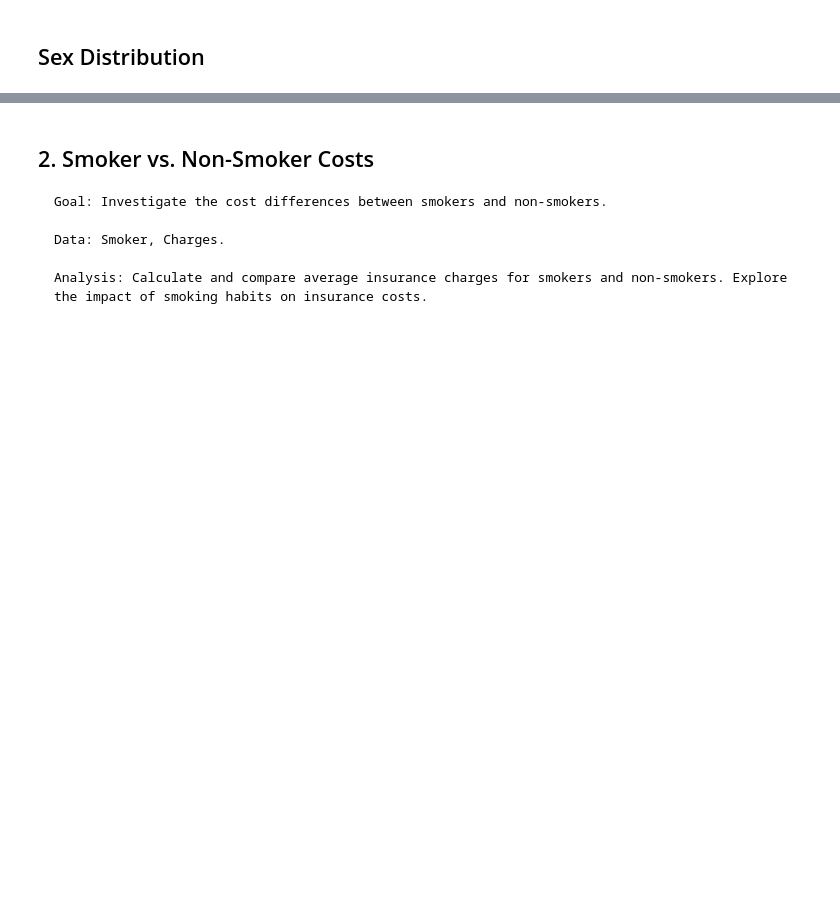
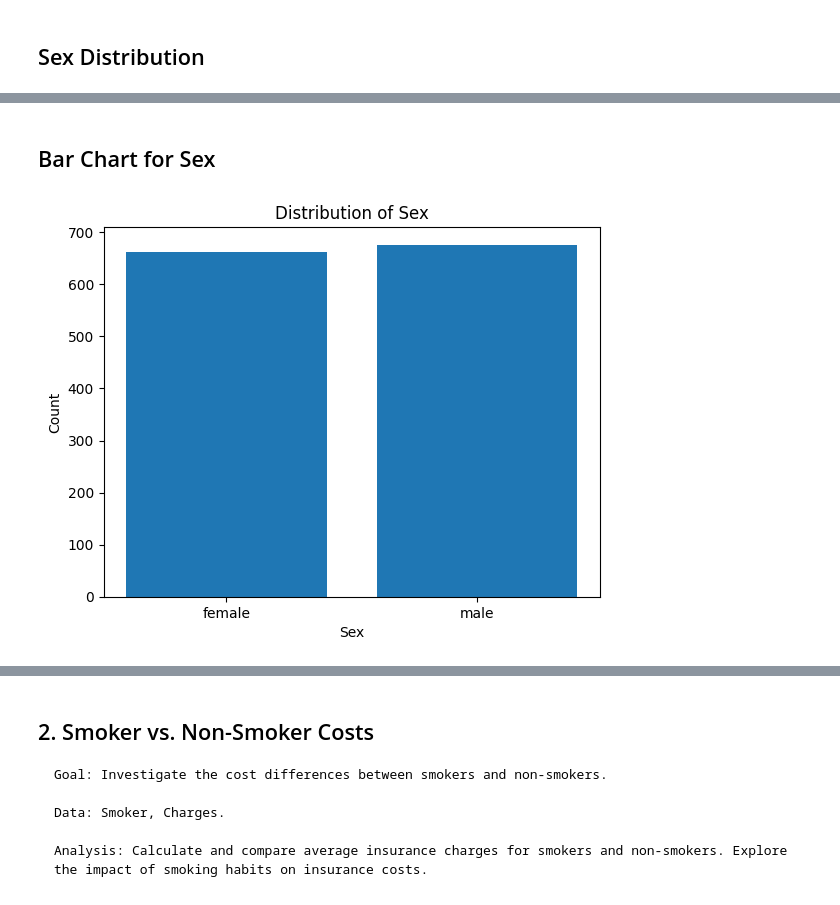
Before and after one commit to pavloskhetab/Codecademy-Data-Scientist-Analytics, a Jupyter notebook: us-medical-insurance-costs.ipynb, the cells around one changed output, grey strips where cells are left out. Saved outputs shown, nothing was run; the diff lists cells and outputs as text; code cells hidden in the pictures; blank space fills up the shorter version.

```diff
--- a/us-medical-insurance-costs.ipynb
+++ b/us-medical-insurance-costs.ipynb
@@ -343,2 +361,21 @@ print(f'Number of females in sample: {female_count}')
 Number of males in sample: 676
 Number of females in sample: 662
+# %% [markdown]
+## Bar Chart for Sex
+# %%
+from collections import Counter  # Import the Counter function
+# Count the occurrences of each category
+unique_sex, counts = zip(*sorted(Counter(sex).items()))
+
+# Create a bar chart
+plt.bar(unique_sex, counts)
+
+# Add labels and a title
+plt.xlabel('Sex')
+plt.ylabel('Count')
+plt.title('Distribution of Sex')
+
+# Show the chart
+plt.show()
+# %% [output]
+[figure, added]
```
Also changed, not shown: parts of 16 cells of this notebook.
